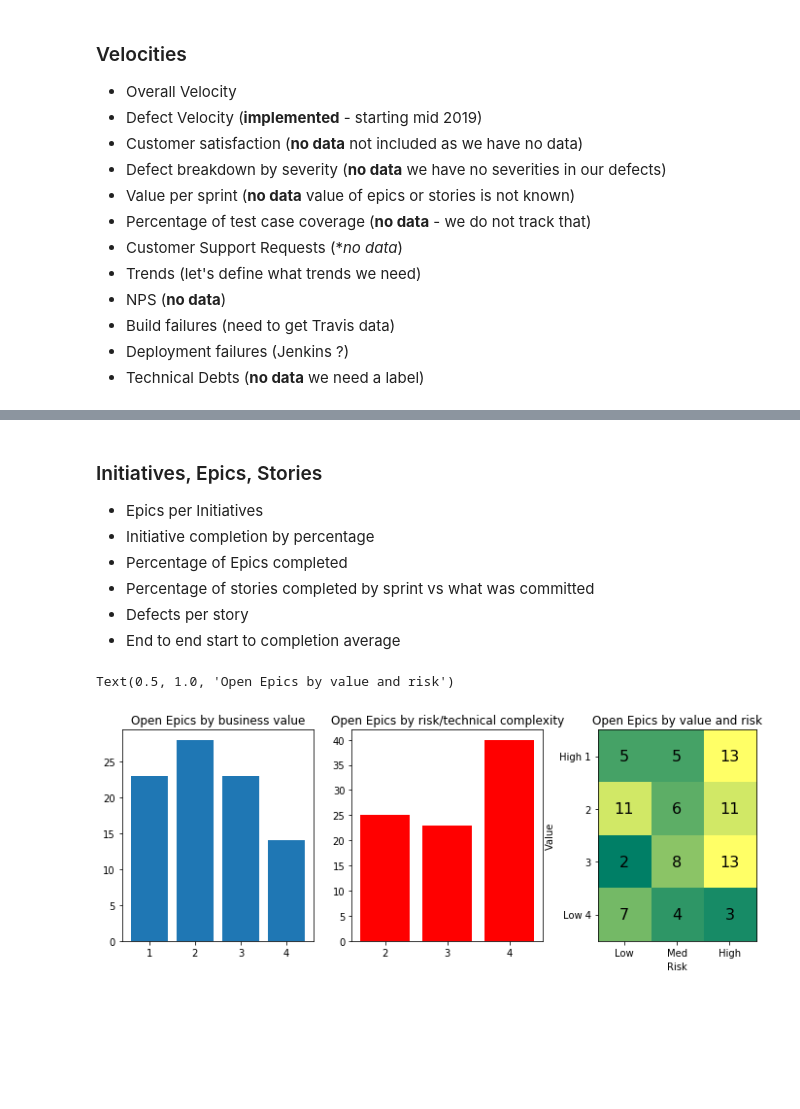
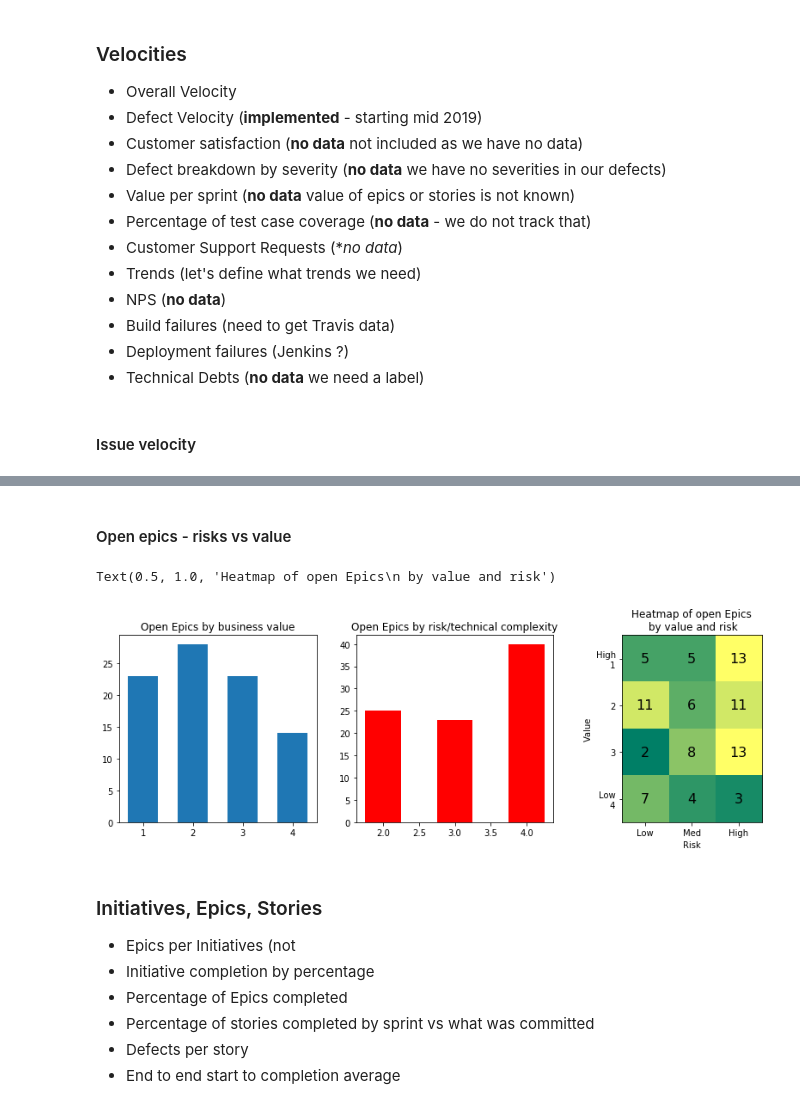
Before and after one commit to sedgewickmm18/mmfunctions, a Jupyter notebook: GithubIssueAnalysis.ipynb, the cells around one changed output, grey strips where cells are left out. Drawn from its saved outputs; the diff is of its cells as text; code cells hidden in the pictures; blank space fills up the shorter version.

```diff
--- a/GithubIssueAnalysis.ipynb
+++ b/GithubIssueAnalysis.ipynb
@@ -151,6 +165,8 @@ Box(children=(Dropdown(description='Severity:', index=5, options=(('sev1', 0), (
 - Build failures (need to get Travis data)
 - Deployment failures (Jenkins ?)
 - Technical Debts (**no data** we need a label)
+# %% [markdown]
+#### Issue velocity
 # %%
 # defect velocity since mid 2019
 StartWith = '2019-06-30'
@@ -230,50 +251,52 @@ display(box, ws)
 # %% [output]
 Box(children=(Dropdown(description='Severity:', index=5, options=(('sev1', 0), ('sev2', 1), ('sev3', 2), ('sev…
 [interactive output not drawn]
+# %% [markdown]
+#### Open epics - risks vs value
+# %%
+# defect velocity since mid 2019
+StartWith = '2019-06-30'
+
+
+df_val = df.copy()
+df_val = df_val[df_val['BusinessValue'] > 0]
+df_val['Risk'] += 1
+df_val = df_val[df_val['Status'] == 'open'][['BusinessValue','Risk', 'Title']]
+fig, ax = plt.subplots(1, 3, figsize=(14,4))
+val_el = df_val.groupby(df_val['BusinessValue']).count()
+risk_el = df_val.groupby(df_val['Risk']).count()
+valrisk_el = df_val.groupby(['BusinessValue','Risk']).size()
+valrisk_grid = valrisk_el.unstack().to_numpy()
+ax[0].bar(val_el.index, val_el['Title'].values, width=0.6)
+ax[0].set_title('Open Epics by business value')
+
+ax[1].bar(risk_el.index, risk_el['Title'].values, color='red', width=0.5)
+ax[1].set_title('Open Epics by risk/technical complexity')
+
+ax[2].imshow(valrisk_grid, interpolation ='none', cmap='summer')
+for (j,i),label in np.ndenumerate(valrisk_grid):
+    ax[2].text(i,j,label,ha='center',va='center',fontsize=16)
+
+ax[2].set_xlabel('Risk')
+ax[2].set_xticks([0,1,2])
+ax[2].set_xticklabels(['Low','Med','High'])
+ax[2].set_ylabel('Value')
+ax[2].set_yticks([0,1,2,3])
+ax[2].set_yticklabels(['High\n 1',2,3,'Low\n 4'])
+#ax[2].set_yticks([1,2,3,4,5])
+ax[2].set_title('Heatmap of open Epics\n by value and risk')
+# %% [output]
+Text(0.5, 1.0, 'Heatmap of open Epics\n by value and risk')
+[figure, added]
 # %% [markdown]
 ### Initiatives, Epics, Stories
 
-- Epics per Initiatives
+- Epics per Initiatives (not
 - Initiative completion by percentage
 - Percentage of Epics completed
 - Percentage of stories completed by sprint vs what was committed
 - Defects per story
 - End to end start to completion average
-# %%
-# defect velocity since mid 2019
-StartWith = '2019-06-30'
-
-
-df_val = df.copy()
-df_val = df_val[df_val['BusinessValue'] > 0]
-df_val['Risk'] += 1
-df_val = df_val[df_val['Status'] == 'open'][['BusinessValue','Risk', 'Title']]
-fig, ax = plt.subplots(1, 3, figsize=(12,4))
-val_el = df_val.groupby(df_val['BusinessValue']).count()
-risk_el = df_val.groupby(df_val['Risk']).count()
-valrisk_el = df_val.groupby(['BusinessValue','Risk']).size()
-valrisk_grid = valrisk_el.unstack().to_numpy()
-ax[0].bar(val_el.index, val_el['Title'].values)
-ax[0].set_title('Open Epics by business value')
-
-ax[1].bar(risk_el.index, risk_el['Title'].values, color='red')
-ax[1].set_title('Open Epics by risk/technical complexity')
-
-ax[2].imshow(valrisk_grid, interpolation ='none', cmap='summer')
-for (j,i),label in np.ndenumerate(valrisk_grid):
-    ax[2].text(i,j,label,ha='center',va='center',fontsize=16)
-
-ax[2].set_xlabel('Risk')
-ax[2].set_xticks([0,1,2])
-ax[2].set_xticklabels(['Low','Med','High'])
-ax[2].set_ylabel('Value')
-ax[2].set_yticks([0,1,2,3])
-ax[2].set_yticklabels(['High 1',2,3,'Low 4'])
-#ax[2].set_yticks([1,2,3,4,5])
-ax[2].set_title('Open Epics by value and risk')
-# %% [output]
-Text(0.5, 1.0, 'Open Epics by value and risk')
-[figure, removed]
 # %%
 # Open vs closed epics
 
```
Also changed, not shown: parts of 9 cells of this notebook.
